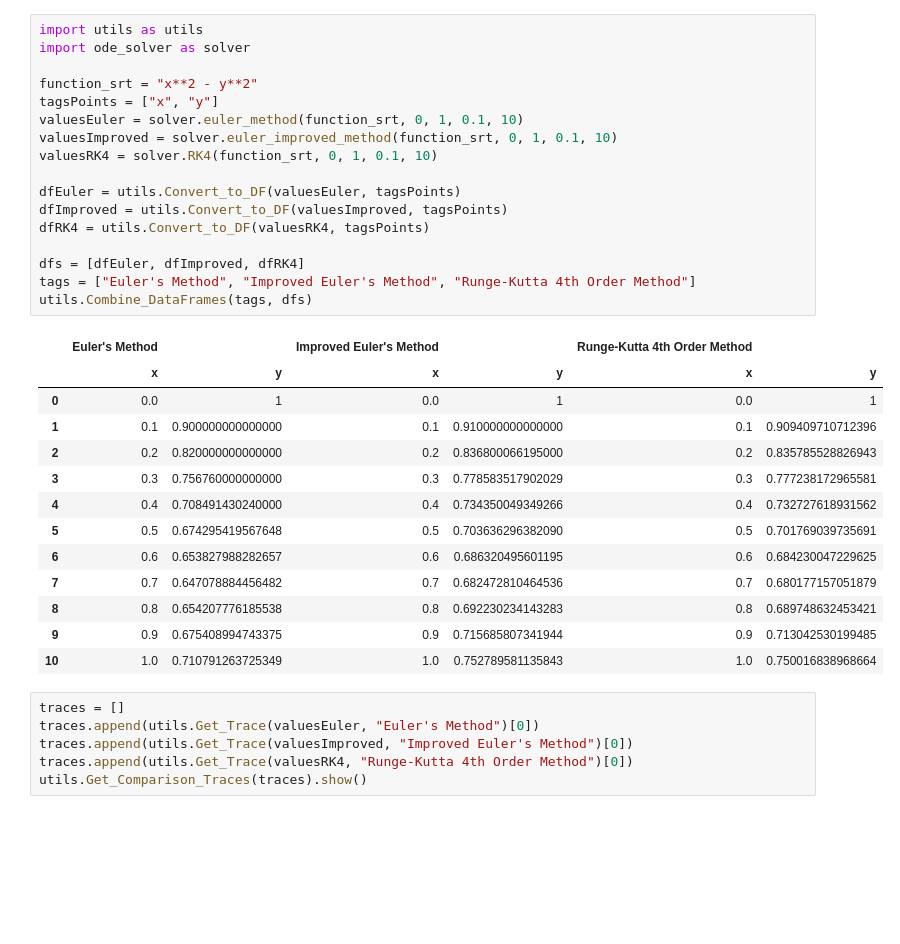
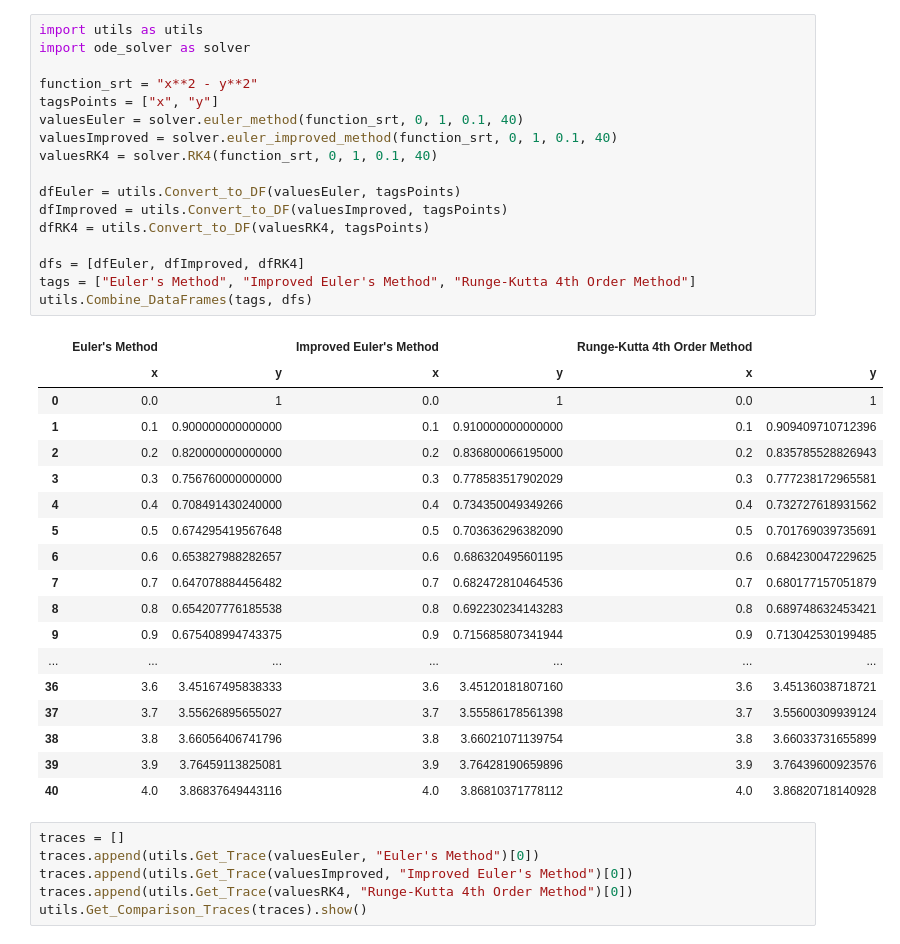
Before and after one commit to MaureenSales/EDO, a Jupyter notebook: proof.ipynb, the cells around one changed output. Cells and saved outputs as stored; diff of their text form; blank space fills up the shorter version.

```diff
--- a/proof.ipynb
+++ b/proof.ipynb
@@ -1,34 +1,39 @@
 # %%
 import utils as utils
 import ode_solver as solver
 
 function_srt = "x**2 - y**2"
 tagsPoints = ["x", "y"]
-valuesEuler = solver.euler_method(function_srt, 0, 1, 0.1, 10)
-valuesImproved = solver.euler_improved_method(function_srt, 0, 1, 0.1, 10)
-valuesRK4 = solver.RK4(function_srt, 0, 1, 0.1, 10)
+valuesEuler = solver.euler_method(function_srt, 0, 1, 0.1, 40)
+valuesImproved = solver.euler_improved_method(function_srt, 0, 1, 0.1, 40)
+valuesRK4 = solver.RK4(function_srt, 0, 1, 0.1, 40)
 
 dfEuler = utils.Convert_to_DF(valuesEuler, tagsPoints)
 dfImproved = utils.Convert_to_DF(valuesImproved, tagsPoints)
 dfRK4 = utils.Convert_to_DF(valuesRK4, tagsPoints)
 
 dfs = [dfEuler, dfImproved, dfRK4]
 tags = ["Euler's Method", "Improved Euler's Method", "Runge-Kutta 4th Order Method"]
 utils.Combine_DataFrames(tags, dfs)
 # %% [output]
 |  | Euler's Method |  | Improved Euler's Method |  | Runge-Kutta 4th Order Method |  |
 |  | x | y | x | y | x | y |
 | 0 | 0.0 | 1 | 0.0 | 1 | 0.0 | 1 |
 | 1 | 0.1 | 0.900000000000000 | 0.1 | 0.910000000000000 | 0.1 | 0.909409710712396 |
 | 2 | 0.2 | 0.820000000000000 | 0.2 | 0.836800066195000 | 0.2 | 0.835785528826943 |
 | 3 | 0.3 | 0.756760000000000 | 0.3 | 0.778583517902029 | 0.3 | 0.777238172965581 |
 | 4 | 0.4 | 0.708491430240000 | 0.4 | 0.734350049349266 | 0.4 | 0.732727618931562 |
 | 5 | 0.5 | 0.674295419567648 | 0.5 | 0.703636296382090 | 0.5 | 0.701769039735691 |
 | 6 | 0.6 | 0.653827988282657 | 0.6 | 0.686320495601195 | 0.6 | 0.684230047229625 |
 | 7 | 0.7 | 0.647078884456482 | 0.7 | 0.682472810464536 | 0.7 | 0.680177157051879 |
 | 8 | 0.8 | 0.654207776185538 | 0.8 | 0.692230234143283 | 0.8 | 0.689748632453421 |
 | 9 | 0.9 | 0.675408994743375 | 0.9 | 0.715685807341944 | 0.9 | 0.713042530199485 |
-| 10 | 1.0 | 0.710791263725349 | 1.0 | 0.752789581135843 | 1.0 | 0.750016838968664 |
+| ... | ... | ... | ... | ... | ... | ... |
+| 36 | 3.6 | 3.45167495838333 | 3.6 | 3.45120181807160 | 3.6 | 3.45136038718721 |
+| 37 | 3.7 | 3.55626895655027 | 3.7 | 3.55586178561398 | 3.7 | 3.55600309939124 |
+| 38 | 3.8 | 3.66056406741796 | 3.8 | 3.66021071139754 | 3.8 | 3.66033731655899 |
+| 39 | 3.9 | 3.76459113825081 | 3.9 | 3.76428190659896 | 3.9 | 3.76439600923576 |
+| 40 | 4.0 | 3.86837649443116 | 4.0 | 3.86810371778112 | 4.0 | 3.86820718140928 |
 # %%
 traces = []
 traces.append(utils.Get_Trace(valuesEuler, "Euler's Method")[0])
```
Also changed, not shown: 3 other files.
